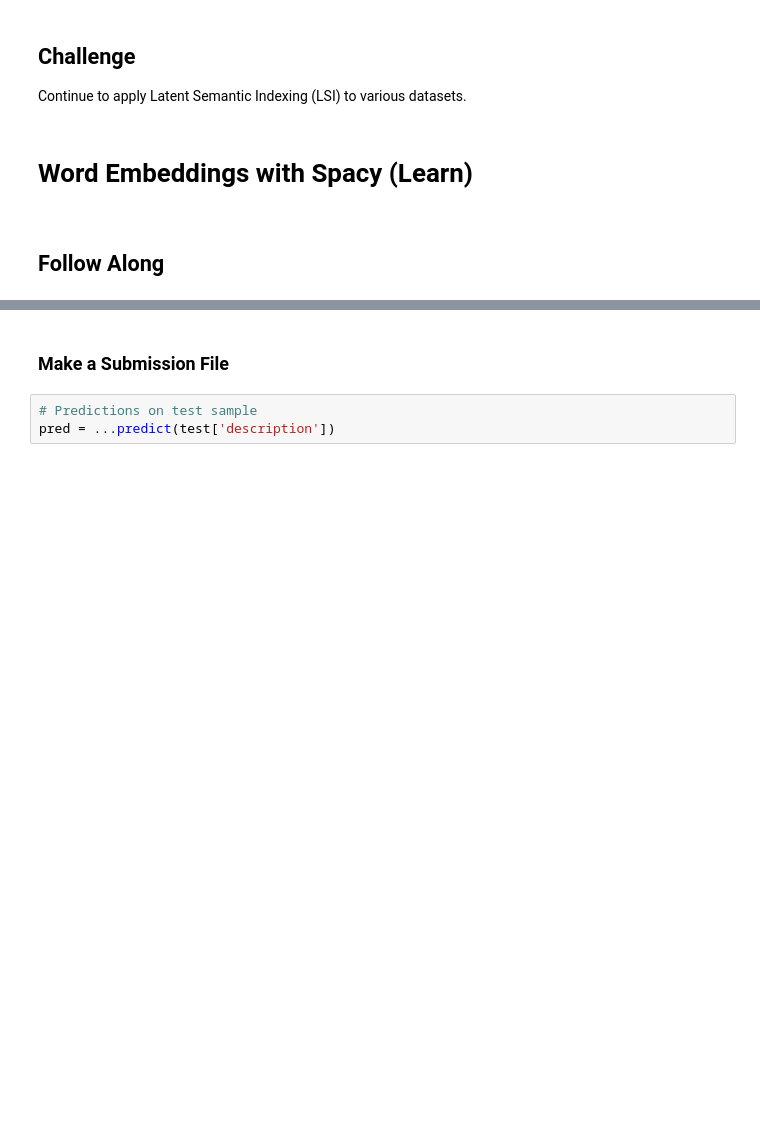
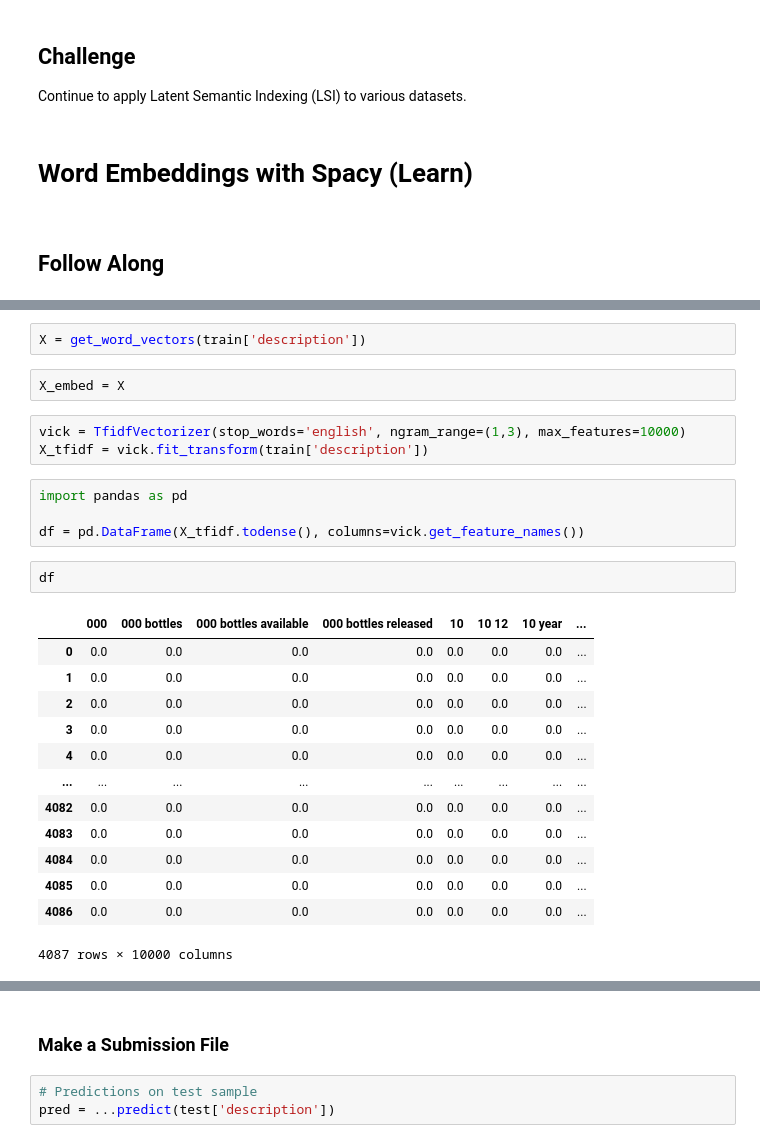
Before and after one commit to amindazad/DS-Unit-4-Sprint-1-NLP, a Jupyter notebook: module3-document-classification/LS_DS_413_Document_Classification_Assignment.ipynb, the cells around one changed output, grey strips where cells are left out. Cells and saved outputs as stored; diff of their text form; blank space fills up the shorter version.

```diff
--- a/module3-document-classification/LS_DS_413_Document_Classification_Assignment.ipynb
+++ b/module3-document-classification/LS_DS_413_Document_Classification_Assignment.ipynb
@@ -243,0 +250,27 @@ param_dist = {
+# %%
+X = get_word_vectors(train['description'])
+# %%
+X_embed = X
+# %%
+vick = TfidfVectorizer(stop_words='english', ngram_range=(1,3), max_features=10000)
+X_tfidf = vick.fit_transform(train['description'])
+# %%
+import pandas as pd
+
+df = pd.DataFrame(X_tfidf.todense(), columns=vick.get_feature_names())
+# %%
+df
+# %% [output]
+|  | 000 | 000 bottles | 000 bottles available | 000 bottles released | 10 | 10 12 | 10 year | ... |
+| 0 | 0.0 | 0.0 | 0.0 | 0.0 | 0.0 | 0.0 | 0.0 | ... |
+| 1 | 0.0 | 0.0 | 0.0 | 0.0 | 0.0 | 0.0 | 0.0 | ... |
+| 2 | 0.0 | 0.0 | 0.0 | 0.0 | 0.0 | 0.0 | 0.0 | ... |
+| 3 | 0.0 | 0.0 | 0.0 | 0.0 | 0.0 | 0.0 | 0.0 | ... |
+| 4 | 0.0 | 0.0 | 0.0 | 0.0 | 0.0 | 0.0 | 0.0 | ... |
+| ... | ... | ... | ... | ... | ... | ... | ... | ... |
+| 4082 | 0.0 | 0.0 | 0.0 | 0.0 | 0.0 | 0.0 | 0.0 | ... |
+| 4083 | 0.0 | 0.0 | 0.0 | 0.0 | 0.0 | 0.0 | 0.0 | ... |
+| 4084 | 0.0 | 0.0 | 0.0 | 0.0 | 0.0 | 0.0 | 0.0 | ... |
+| 4085 | 0.0 | 0.0 | 0.0 | 0.0 | 0.0 | 0.0 | 0.0 | ... |
+| 4086 | 0.0 | 0.0 | 0.0 | 0.0 | 0.0 | 0.0 | 0.0 | ... |
+4087 rows × 10000 columns
```
Also changed, not shown: parts of 11 cells of this notebook, 8 other files.
